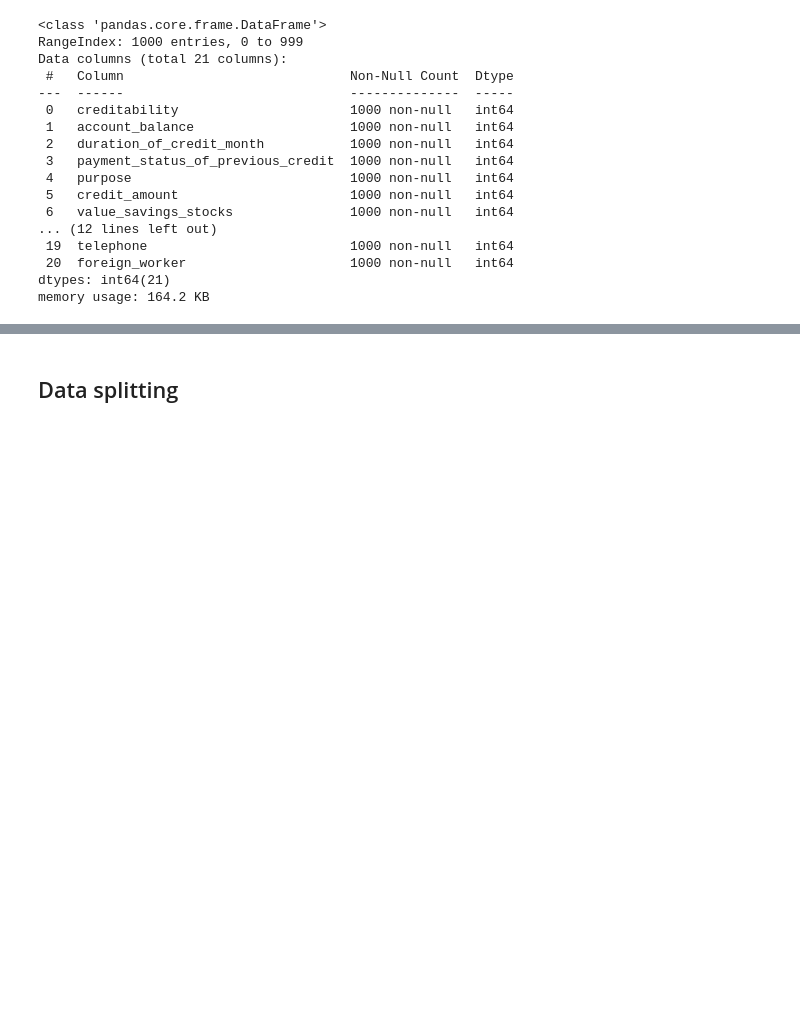
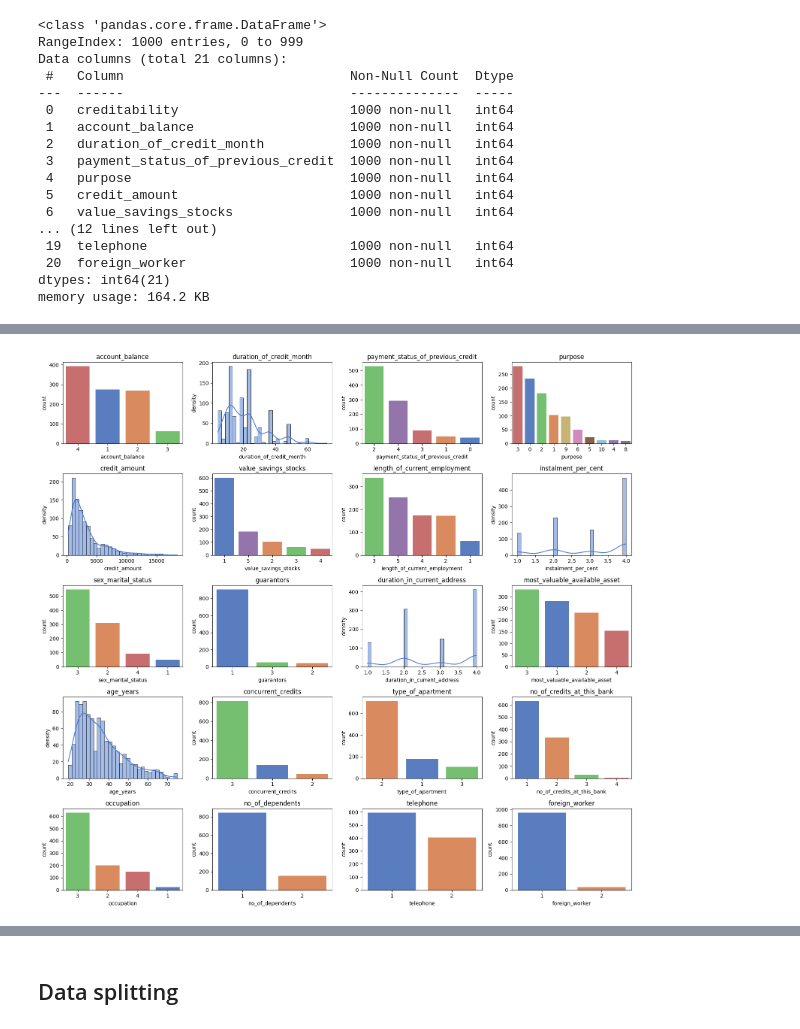
Before and after one commit to hertie-data-science-lab/tutorial-new-grp4, a Jupyter notebook: DEEPL_Tutorial_xAI.ipynb, the cells around one changed output, grey strips where cells are left out. Saved outputs shown, nothing was run; the diff lists cells and outputs as text; code cells hidden in the pictures; blank space fills up the shorter version.

```diff
--- a/DEEPL_Tutorial_xAI.ipynb
+++ b/DEEPL_Tutorial_xAI.ipynb
@@ -240,0 +261,49 @@ Key dataset characteristics:
+# %%
+hist_cols = ["duration_of_credit_month", "credit_amount", "age_years", "instalment_per_cent", "duration_in_current_address"]  # adjust or set to None
+palette_name = "muted"
+
+plot_cols = num_cols.copy()
+if target_col in plot_cols:
+    plot_cols.remove(target_col)
+plot_cols = [c for c in plot_cols if c in df.columns]
+
+if hist_cols is None:
+    hist_cols = [c for c in plot_cols if df[c].nunique() > 10]
+hist_cols = [c for c in hist_cols if c in plot_cols]
+
+max_plots = 20
+plot_cols = plot_cols[:max_plots]
+ncols = 4
+nrows = int(np.ceil(len(plot_cols) / ncols))
+fig, axes = plt.subplots(nrows, ncols, figsize=(4*ncols, 3*nrows))
+axes = axes.flatten()
+
+for idx, c in enumerate(plot_cols):
+    ax = axes[idx]
+    ser = df[c].dropna()
+
+    if c in hist_cols:
+        # use first color from the palette for consistency
+        color = sns.color_palette(palette_name)[0]
+        sns.histplot(ser, kde=True, ax=ax, bins=30, color=color)
+        ax.set_ylabel("density")
+    else:
+        # order categories by frequency and build a palette with matching length
+        order = ser.value_counts().index.tolist()
+        pal_cats = sns.color_palette(palette_name, n_colors=len(order))
+        # assign x to hue to avoid deprecated signature; remove legend for same visual
+        sns.countplot(x=c, data=df, order=order, hue=c, ax=ax, palette=pal_cats)
+        if ax.get_legend() is not None:
+            ax.get_legend().remove()
+        ax.set_ylabel("count")
+
+    ax.set_title(c)
+
+# remove unused axes
+for j in range(idx+1, len(axes)):
+    fig.delaxes(axes[j])
+
+plt.tight_layout()
+plt.show()
+# %% [output]
+[figure, added]
```
Also changed, not shown: parts of 12 cells of this notebook.
